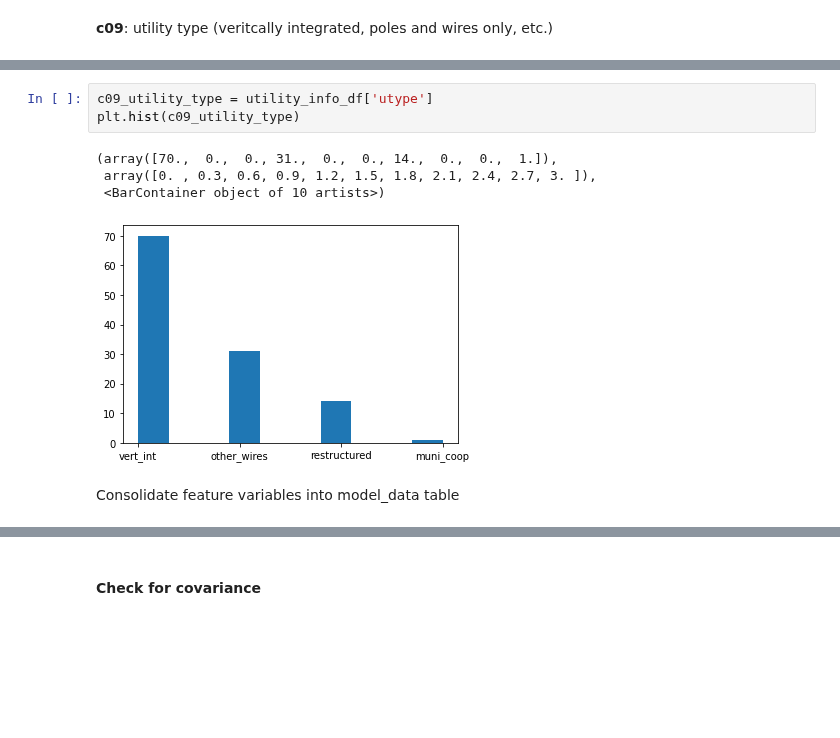
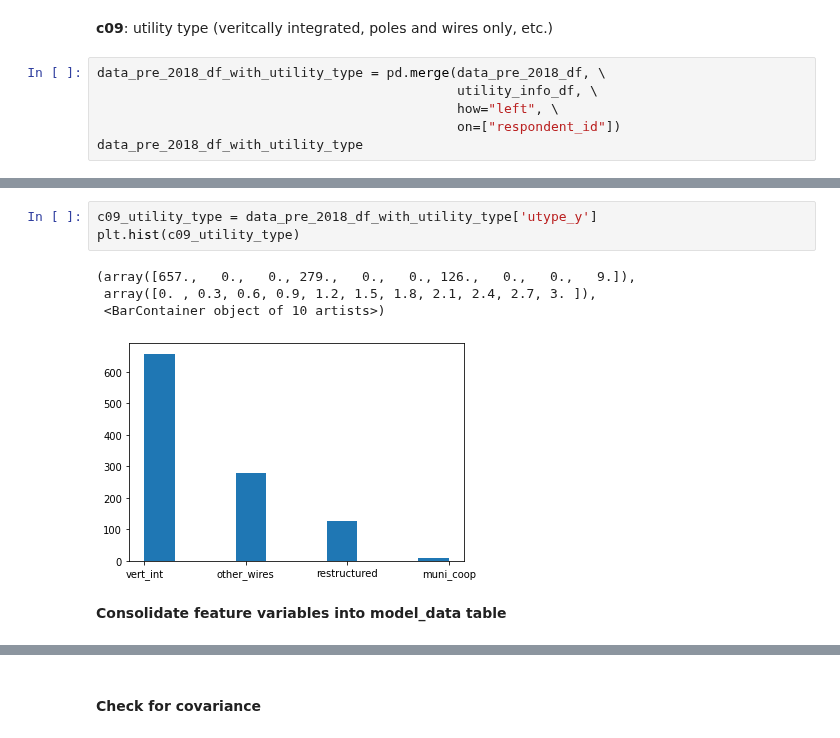
Before and after one commit to 2elle2/rmi-project, a Jupyter notebook: model/03_feature_engineering_v2.ipynb, the cells around one changed output, grey strips where cells are left out. Drawn from its saved outputs; the diff is of its cells as text; blank space fills up the shorter version.

Commit message:
converted to utility-year level for each feature, first pass at model v2

```diff
--- a/model/03_feature_engineering_v2.ipynb
+++ b/model/03_feature_engineering_v2.ipynb
@@ -924,2 +955,8 @@ plt.hist(x08_regulatory_rps_target)
 # %% [markdown]
 __c09__: utility type (veritcally integrated, poles and wires only, etc.)
+# %%
+data_pre_2018_df_with_utility_type = pd.merge(data_pre_2018_df, \
+                                              utility_info_df, \
+                                              how="left", \
+                                              on=["respondent_id"])
+data_pre_2018_df_with_utility_type
@@ -926,13 +977,13 @@ __c09__: utility type (veritcally integrated, poles and wires only, etc.)
 # %%
-c09_utility_type = utility_info_df['utype']
+c09_utility_type = data_pre_2018_df_with_utility_type['utype_y']
 plt.hist(c09_utility_type)
 # %% [output]
-(array([70.,  0.,  0., 31.,  0.,  0., 14.,  0.,  0.,  1.]),
+(array([657.,   0.,   0., 279.,   0.,   0., 126.,   0.,   0.,   9.]),
  array([0. , 0.3, 0.6, 0.9, 1.2, 1.5, 1.8, 2.1, 2.4, 2.7, 3. ]),
  <BarContainer object of 10 artists>)
-[figure, old version]
+[figure, new version]
 # %% [markdown]
-Consolidate feature variables into model_data table
+**Consolidate feature variables into model_data table**
 # %%
 model_data = pd.DataFrame(
     {
```
Also changed, not shown: parts of 53 cells of this notebook, 31 other files.
